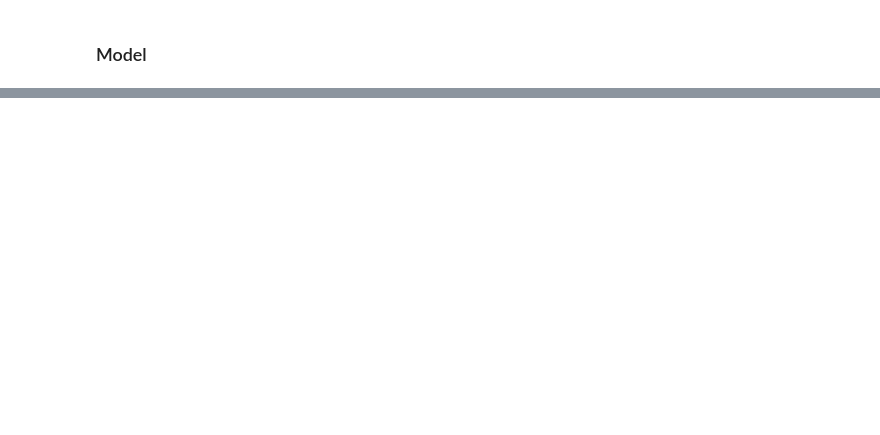
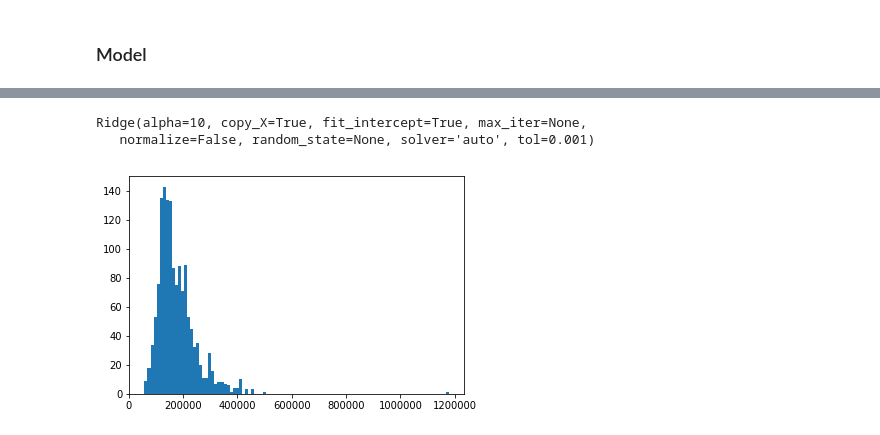
Before and after one commit to StevenDalderop/Ames-Housing-Dataset, a Jupyter notebook: Ames Housing Dataset.ipynb, the cells around one changed output, grey strips where cells are left out. Cells and saved outputs as stored; diff of their text form; code cells hidden in the pictures; blank space fills up the shorter version.

```diff
--- a/Ames Housing Dataset.ipynb
+++ b/Ames Housing Dataset.ipynb
@@ -429,0 +515,16 @@ cross_validation(features=features)
+# %%
+reg=Ridge(alpha=10)
+# %%
+reg.fit(X[features],np.log(y))
+# %% [output]
+Ridge(alpha=10, copy_X=True, fit_intercept=True, max_iter=None,
+   normalize=False, random_state=None, solver='auto', tol=0.001)
+# %%
+pred_test=reg.predict(test_x[features])
+# %%
+final=np.e ** pred_test
+# %%
+plt.hist(final,bins=100)
+plt.show()
+# %% [output]
+[figure, added]
```
Also changed, not shown: parts of 27 cells of this notebook, 1 other file.
